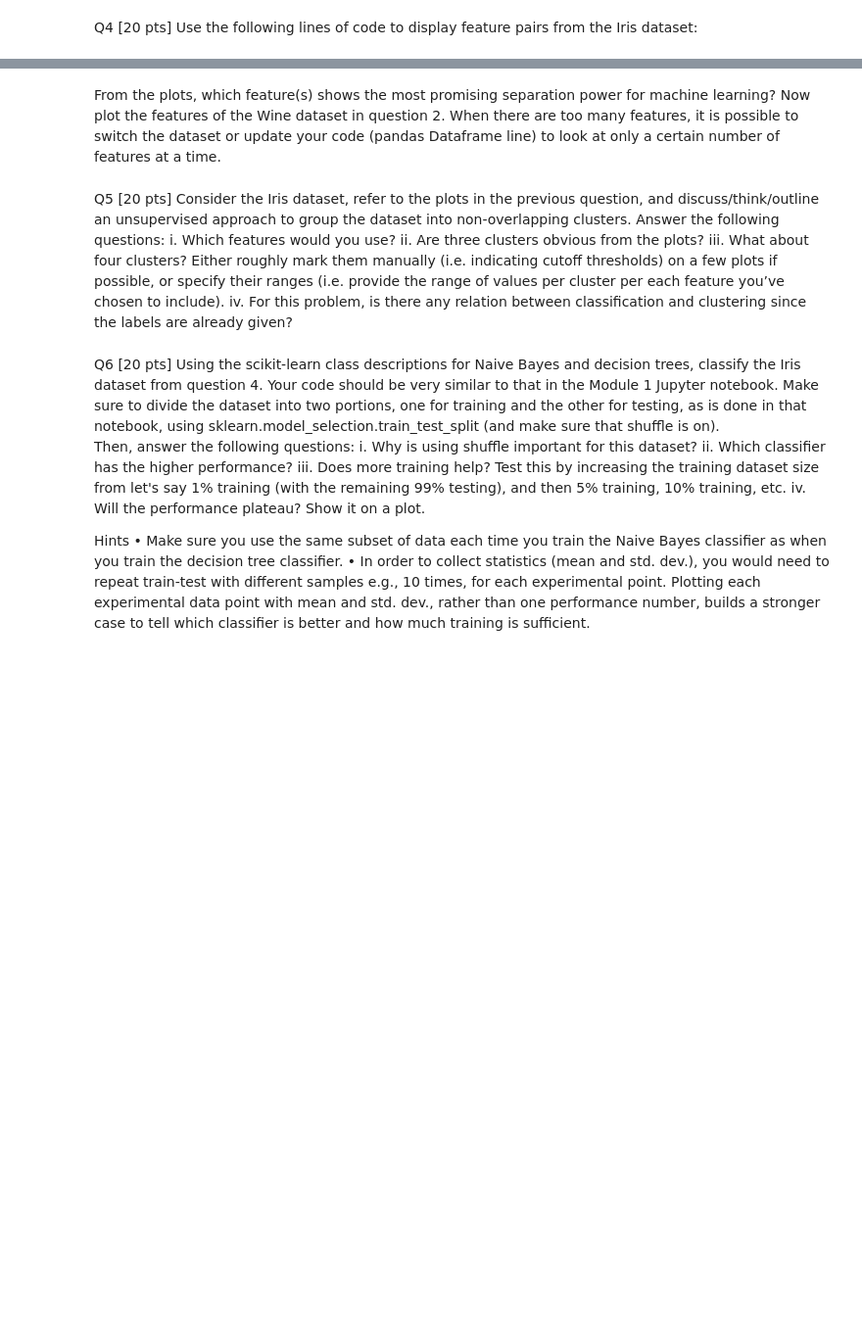
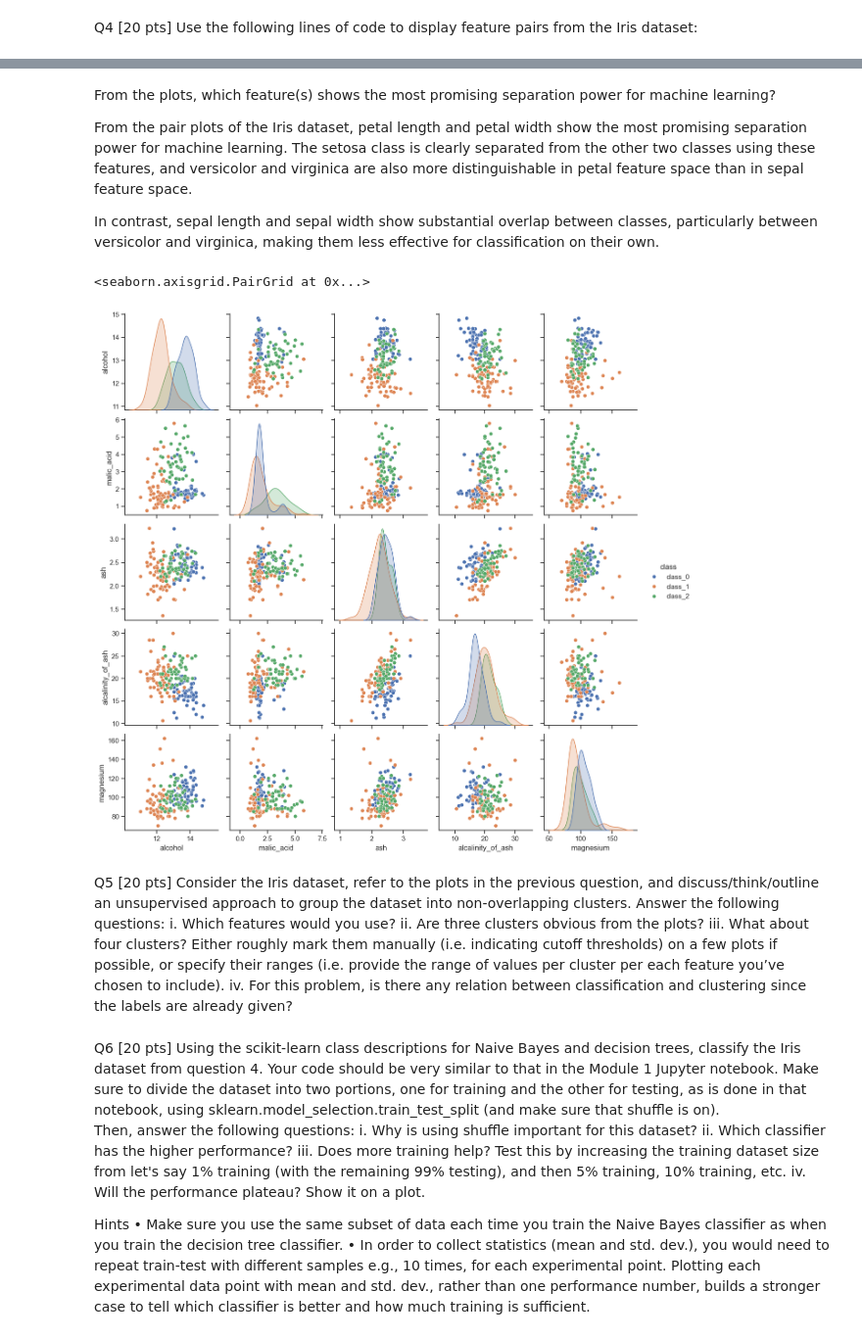
Before and after one commit to drenard921/JHU_AML, a Jupyter notebook: HW1/drenard_Assignment01_ML.ipynb, the cells around one changed output, grey strips where cells are left out. Shown at 98% size. Drawn from its saved outputs; the diff is of its cells as text; code cells hidden in the pictures; blank space fills up the shorter version.

```diff
--- a/HW1/drenard_Assignment01_ML.ipynb
+++ b/HW1/drenard_Assignment01_ML.ipynb
@@ -74,3 +74,14 @@ i. the number of data points
 ii. the number of features and their  types
 iii. the number and name of categories  (i.e. the  target field)
 iv. the mean (or mode if nominal) of the first two features
+# %%
+iris = datasets.load_iris()
+
+X = iris.data
+y = iris.target
+
+print("Number of data points:", X.shape[0])
+print("Number of features:", X.shape[1])
+print("Feature names:", iris.feature_names)
+print("Target categories:", iris.target_names)
+print("Mean of first two features:", X[:, :2].mean(axis=0))
@@ -81,3 +98,14 @@ i. the number of data points
 ii. the number of features and their  types
 iii. the number and name of categories  (i.e. the  target field)
 iv. the mean (or mode if nominal) of the first two features
+# %%
+wine = datasets.load_wine()
+
+Xw = wine.data
+yw = wine.target
+
+print("Number of data points:", Xw.shape[0])
+print("Number of features:", Xw.shape[1])
+print("Feature names:", wine.feature_names)
+print("Target categories:", wine.target_names)
+print("Mean of first two features:", Xw[:, :2].mean(axis=0))
@@ -98,14 +131,30 @@ g = sns.pairplot(iris_df, hue='species')
 # %% [markdown]
 From the plots,  which feature(s) shows  the most promising  separation  power for machine
 learning?
-Now plot  the features of the Wine dataset  in question  2. When there are too many features,
-it is possible  to switch the dataset  or update  your code (pandas  Dataframe line) to look at
-only a certain number of features at a time.
+
+From the pair plots of the Iris dataset, petal length and petal width show the most promising separation power for machine learning. The setosa class is clearly separated from the other two classes using these features, and versicolor and virginica are also more distinguishable in petal feature space than in sepal feature space.
+
+In contrast, sepal length and sepal width show substantial overlap between classes, particularly between versicolor and virginica, making them less effective for classification on their own.
 # %%
 # Now plot  the features of the Wine dataset  in question  2.
 # When there are too many features,
 # it is possible  to switch the dataset  or update  your code (pandas  Dataframe line)
 # to look at only a certain number of features at a time.
+# Select a subset of features for visualization (first 5 for clarity)
+feature_idx = [0, 1, 2, 3, 4]
+feature_names = [wine.feature_names[i] for i in feature_idx]
+
+wine_df = pd.DataFrame(
+    data=wine.data[:, feature_idx],
+    columns=feature_names
+)
+
+wine_df["class"] = [wine.target_names[t] for t in wine.target]
+
+sns.pairplot(wine_df, hue="class")
+# %% [output]
+<seaborn.axisgrid.PairGrid at 0x...>
+[figure, added]
 # %% [markdown]
 Q5  [20 pts]  Consider  the Iris dataset,  refer to the plots  in the previous  question,  and
 discuss/think/outline  an unsupervised  approach to group  the dataset  into non-overlapping
```
Also changed, not shown: parts of 3 cells of this notebook.
